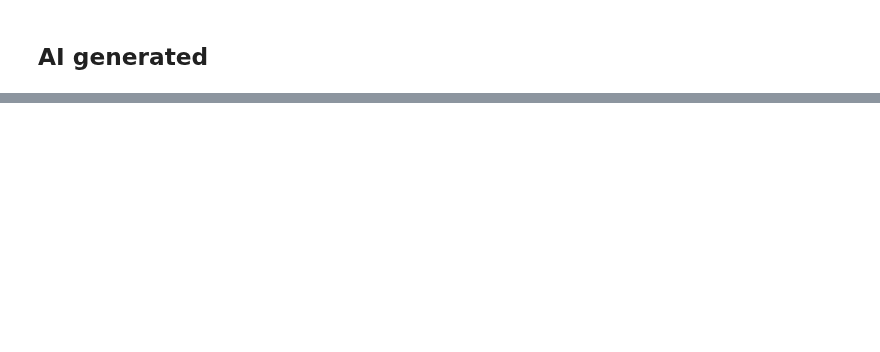
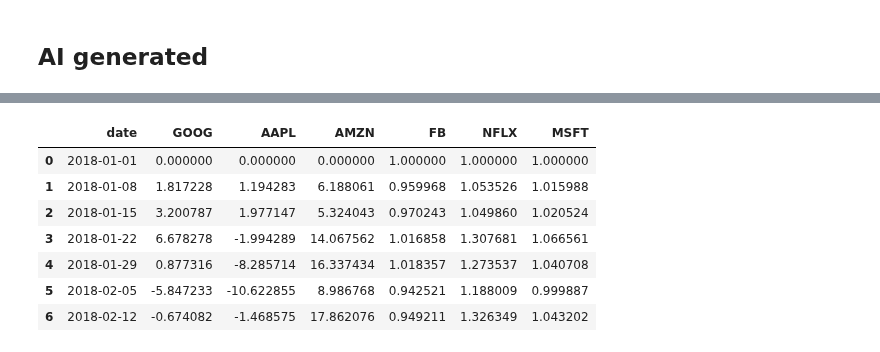
Before and after one commit to ekaratnida/DADS5001-Data-Analytics-and-Data-Science-Tools-and-Programming, a Jupyter notebook: Plotly_go.ipynb, the cells around one changed output, grey strips where cells are left out. Cells and saved outputs as stored; diff of their text form; code cells hidden in the pictures; blank space fills up the shorter version.

```diff
--- a/Plotly_go.ipynb
+++ b/Plotly_go.ipynb
@@ -327,4 +327,25 @@ fig.update_layout(
 fig.show()
 # %% [output]
 [interactive output not drawn]
+# %%
+import plotly.graph_objects as go
+import plotly.express as px
+
+df = px.data.stocks()
+
+# Calculate percentage difference from the first value for each stock
+df_pct = df.copy()
+for col in df.columns[1:4]:
+    df_pct[col] = (df[col] / df[col].iloc[0] - 1) * 100
+
+df_pct.head(7)
+# %% [output]
+|  | date | GOOG | AAPL | AMZN | FB | NFLX | MSFT |
+| 0 | 2018-01-01 | 0.000000 | 0.000000 | 0.000000 | 1.000000 | 1.000000 | 1.000000 |
+| 1 | 2018-01-08 | 1.817228 | 1.194283 | 6.188061 | 0.959968 | 1.053526 | 1.015988 |
+| 2 | 2018-01-15 | 3.200787 | 1.977147 | 5.324043 | 0.970243 | 1.049860 | 1.020524 |
+| 3 | 2018-01-22 | 6.678278 | -1.994289 | 14.067562 | 1.016858 | 1.307681 | 1.066561 |
+| 4 | 2018-01-29 | 0.877316 | -8.285714 | 16.337434 | 1.018357 | 1.273537 | 1.040708 |
+| 5 | 2018-02-05 | -5.847233 | -10.622855 | 8.986768 | 0.942521 | 1.188009 | 0.999887 |
+| 6 | 2018-02-12 | -0.674082 | -1.468575 | 17.862076 | 0.949211 | 1.326349 | 1.043202 |
 # %%
```
Also changed, not shown: parts of 3 cells of this notebook.
